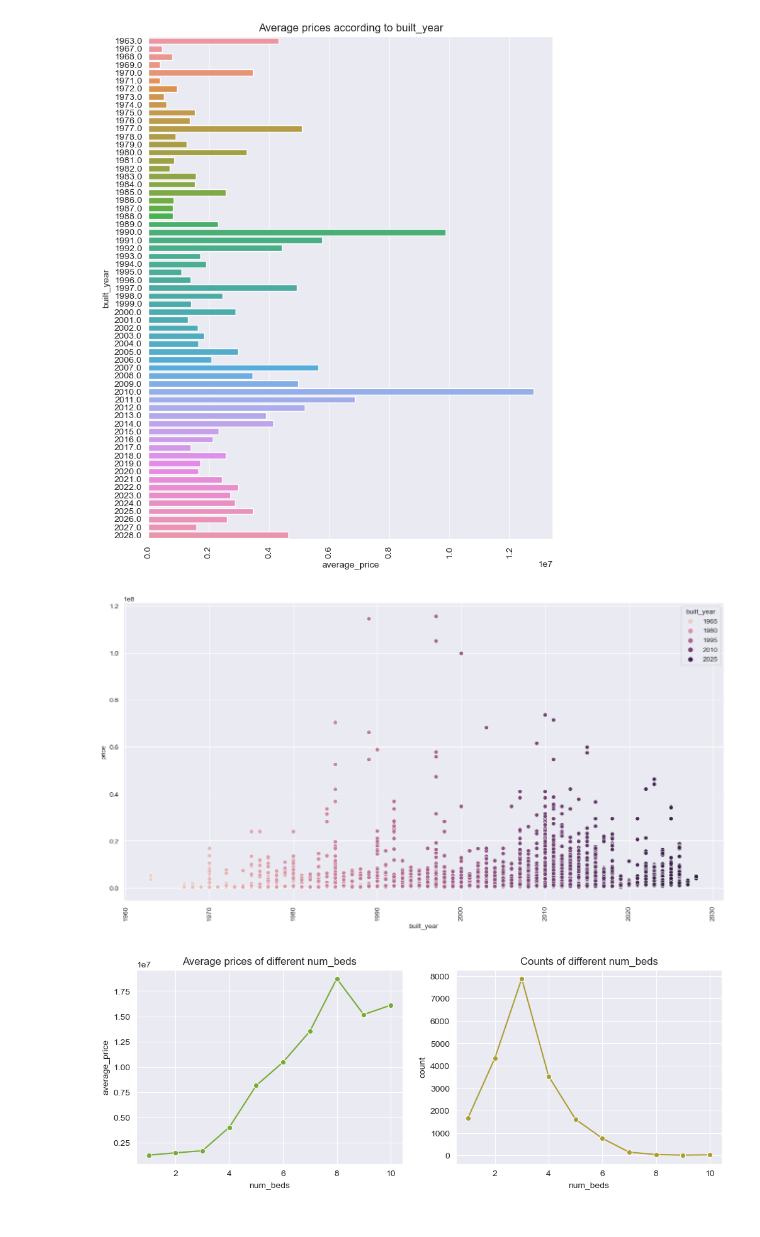
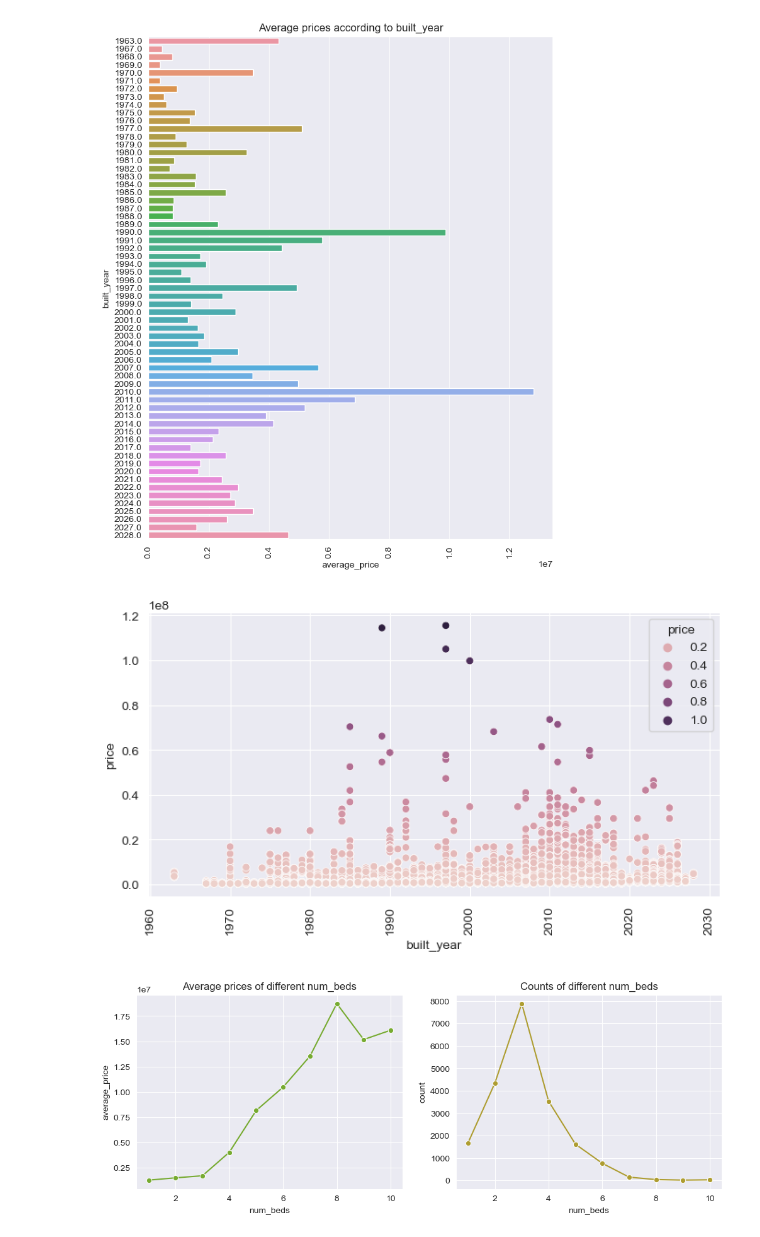
Before and after one commit to atul1696/cs5228-project, a Jupyter notebook: EDA.ipynb, the cells around one changed output. Drawn from its saved outputs; the diff is of its cells as text; code cells hidden in the pictures.

```diff
--- a/EDA.ipynb
+++ b/EDA.ipynb
@@ -129,11 +194,11 @@ ax.tick_params(axis='x', rotation=90)
 # %% [output]
 [figure]
 # %%
-plt.figure(figsize=(16, 8))
-ax = sns.scatterplot(data=train_X_Y, x='built_year', y='price', hue='built_year')
+plt.figure(figsize=(8,4))
+ax = sns.scatterplot(data=train_X_Y, x='built_year', y='price', hue='price')
 ax.tick_params(axis='x', rotation=90)
 # %% [output]
-[figure, old version]
+[figure, new version]
 # %%
 df_num_beds_average_price = train_X_Y.groupby('num_beds', as_index=False)['price'].mean().rename(columns={'price': 'average_price'})
 df_num_beds_counts = train_X_Y.groupby('num_beds', as_index=False)['price'].count().rename(columns={'price': 'count'})
```
Also changed, not shown: parts of 27 cells of this notebook.
